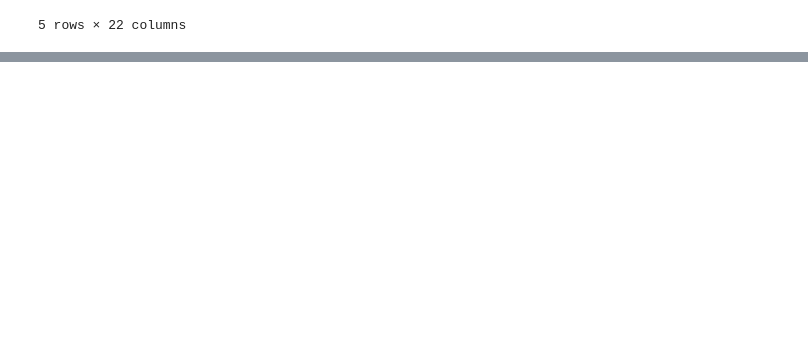
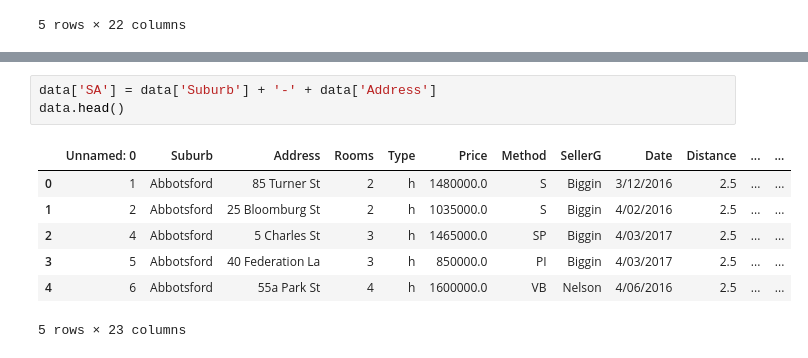
Before and after one commit to Iliya-Askari/Data-Science-Practice, a Jupyter notebook: pandas/pandas-2.ipynb, the cells around one changed output, grey strips where cells are left out. Saved outputs shown, nothing was run; the diff lists cells and outputs as text; blank space fills up the shorter version.

```diff
--- a/pandas/pandas-2.ipynb
+++ b/pandas/pandas-2.ipynb
@@ -68,0 +210,11 @@ data_pr1000000.tail()
+# %%
+data['SA'] = data['Suburb'] + '-' + data['Address']
+data.head()
+# %% [output]
+|  | Unnamed: 0 | Suburb | Address | Rooms | Type | Price | Method | SellerG | Date | Distance | ... | ... |
+| 0 | 1 | Abbotsford | 85 Turner St | 2 | h | 1480000.0 | S | Biggin | 3/12/2016 | 2.5 | ... | ... |
+| 1 | 2 | Abbotsford | 25 Bloomburg St | 2 | h | 1035000.0 | S | Biggin | 4/02/2016 | 2.5 | ... | ... |
+| 2 | 4 | Abbotsford | 5 Charles St | 3 | h | 1465000.0 | SP | Biggin | 4/03/2017 | 2.5 | ... | ... |
+| 3 | 5 | Abbotsford | 40 Federation La | 3 | h | 850000.0 | PI | Biggin | 4/03/2017 | 2.5 | ... | ... |
+| 4 | 6 | Abbotsford | 55a Park St | 4 | h | 1600000.0 | VB | Nelson | 4/06/2016 | 2.5 | ... | ... |
+5 rows × 23 columns
```
Also changed, not shown: parts of 15 cells of this notebook.
